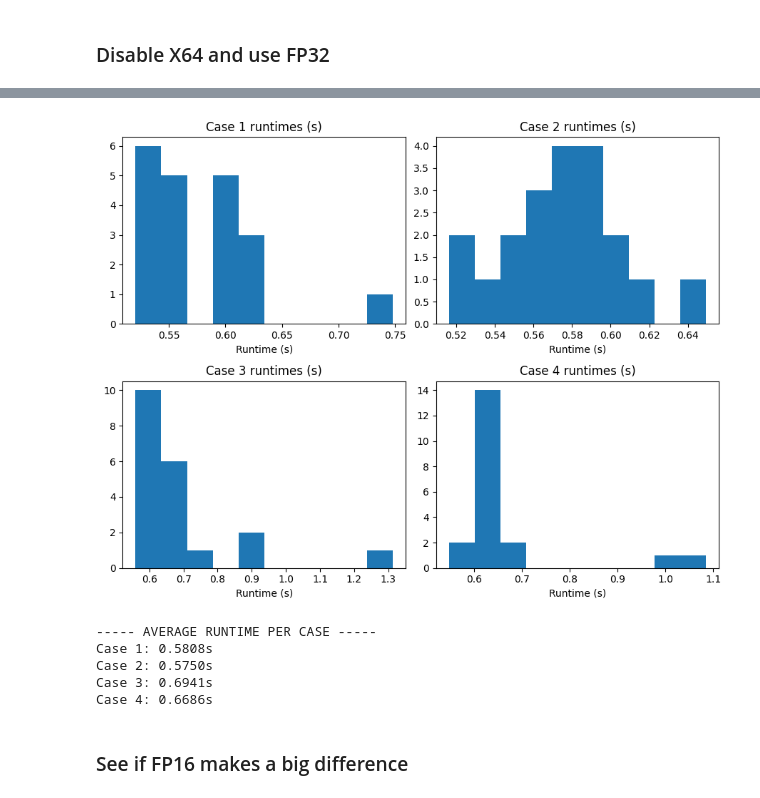
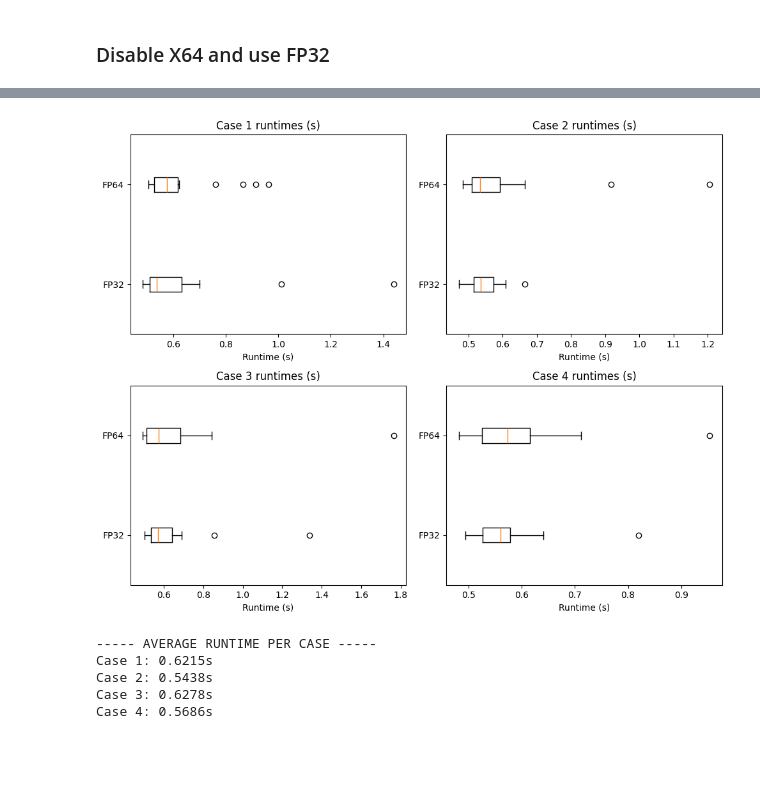
Before and after one commit to Changtze/DiffWake, a Jupyter notebook: baseline.ipynb, the cells around one changed output, grey strips where cells are left out. Cells and saved outputs as stored; diff of their text form; code cells hidden in the pictures; blank space fills up the shorter version.

```diff
--- a/baseline.ipynb
+++ b/baseline.ipynb
@@ -20,7 +20,7 @@ sys.path.append(os.path.abspath('..'))
 import time
 
 import jax
-jax.config.update("jax_default_matmul_precision", "tensorfloat32")
+# jax.config.update("jax_default_matmul_precision", "tensorfloat32")
 import jax.numpy as jnp
 jnp.set_printoptions(precision=6, suppress=True)
 import numpy as np
@@ -510,27 +509,5 @@ x64 enabled: True
 # %%
-# Visualise the distribution of runtimes for FP64
-plt.style.use('default')
-fig, ax = plt.subplots(2, 2, figsize=(9, 7))
-ax[0][0].hist(rt_1)
-ax[0][0].set_title("Case 1 runtimes (s)")
-ax[0][0].set_xlabel("Runtime (s)")
-
-ax[0][1].hist(rt_2)
-ax[0][1].set_title("Case 2 runtimes (s)")
-ax[0][1].set_xlabel("Runtime (s)")
-
-ax[1][0].hist(rt_3)
-ax[1][0].set_title("Case 3 runtimes (s)")
-ax[1][0].set_xlabel("Runtime (s)")
-
-ax[1][1].hist(rt_4)
-ax[1][1].set_title("Case 4 runtimes (s)")
-ax[1][1].set_xlabel("Runtime (s)")
-
-plt.tight_layout()
-plt.show()
-
-print("----- AVERAGE RUNTIME PER CASE -----")
+print("----- Average runtime per case (FP64) -----")
 print(f"Case 1: {np.mean(rt_1):.4f}s")
 print(f"Case 2: {np.mean(rt_2):.4f}s")
 print(f"Case 3: {np.mean(rt_3):.4f}s")
@@ -547,9 +523,7 @@ Case 4: 0.5821s
 # %%
 # Disable X64
 jax.config.update("jax_enable_x64", False)
-print(f"x64 enabled: {jax.config.x64_enabled}")
-DTYPE = set_dtype()
-print(f"DTYPE: {DTYPE}")
+DTYPE = jnp.float32
 
 # Override DTYPEs
 ws_test = 13.5
@@ -568,7 +542,7 @@ rt_3_fp32 = []
 rt_4_fp32 = []
 
 for i in range(N_runs):
-    c1_fp32, c2_fp32, c3_fp32, c4_fp32 = run_all_cases()
+    c1_fp32, c2_fp32, c3_fp32, c4_fp32 = run_all_cases(config=cfg, dtype=jnp.float32)
 
     # Append all runtimes and get the average
     rt_1_fp32.append(c1_fp32[3])
@@ -581,37 +598,35 @@ DTYPE: <class 'jax.numpy.float32'>
 # %%
 # Visualise the distribution of runtimes for FP32
 plt.style.use('default')
-fig, ax = plt.subplots(2, 2, figsize=(9, 7))
-ax[0][0].hist(rt_1_fp32)
+fig, ax = plt.subplots(2, 2, figsize=(10, 8))
+ax[0][0].boxplot([rt_1_fp32, rt_1], tick_labels=['FP32', 'FP64'],  orientation='horizontal')
 ax[0][0].set_title("Case 1 runtimes (s)")
 ax[0][0].set_xlabel("Runtime (s)")
 
-ax[0][1].hist(rt_2_fp32)
+ax[0][1].boxplot([rt_2_fp32, rt_2], tick_labels=['FP32', 'FP64'],  orientation='horizontal')
 ax[0][1].set_title("Case 2 runtimes (s)")
 ax[0][1].set_xlabel("Runtime (s)")
 
-ax[1][0].hist(rt_3_fp32)
+ax[1][0].boxplot([rt_3_fp32, rt_3], tick_labels=['FP32', 'FP64'],  orientation='horizontal')
 ax[1][0].set_title("Case 3 runtimes (s)")
 ax[1][0].set_xlabel("Runtime (s)")
 
-ax[1][1].hist(rt_4_fp32)
+ax[1][1].boxplot([rt_4_fp32, rt_4], tick_labels=['FP32', 'FP64'],  orientation='horizontal')
 ax[1][1].set_title("Case 4 runtimes (s)")
 ax[1][1].set_xlabel("Runtime (s)")
 
 plt.tight_layout()
 plt.show()
 
 print("----- AVERAGE RUNTIME PER CASE -----")
 print(f"Case 1: {np.mean(rt_1_fp32):.4f}s")
 print(f"Case 2: {np.mean(rt_2_fp32):.4f}s")
 print(f"Case 3: {np.mean(rt_3_fp32):.4f}s")
 print(f"Case 4: {np.mean(rt_4_fp32):.4f}s")
 # %% [output]
-[figure, old version]
+[figure, new version]
 ----- AVERAGE RUNTIME PER CASE -----
-Case 1: 0.5808s
-Case 2: 0.5750s
-Case 3: 0.6941s
-Case 4: 0.6686s
+Case 1: 0.6215s
+Case 2: 0.5438s
+Case 3: 0.6278s
+Case 4: 0.5686s
-# %% [markdown]
-### See if FP16 makes a big difference
```
Also changed, not shown: parts of 14 cells of this notebook, 3 other files.
